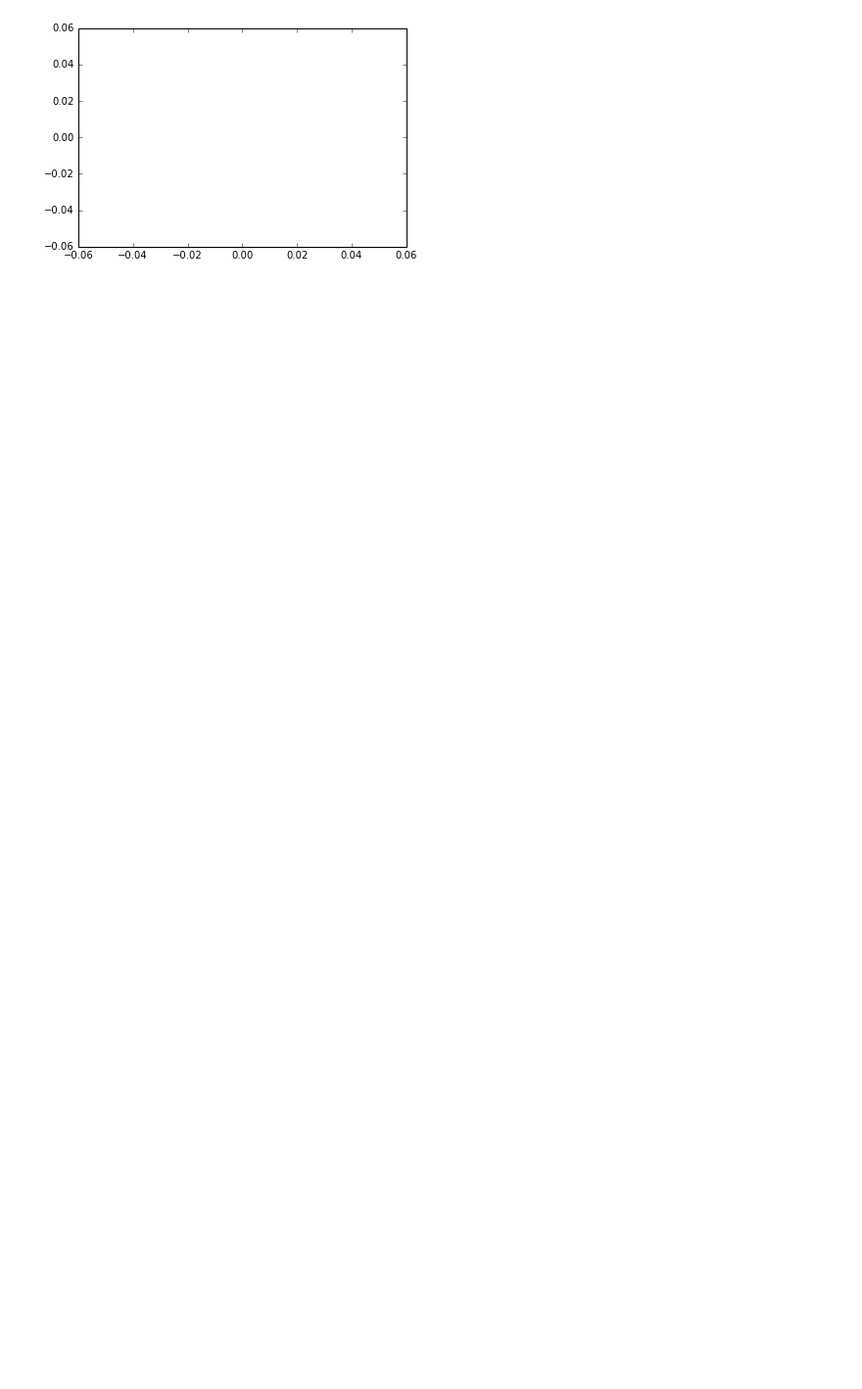
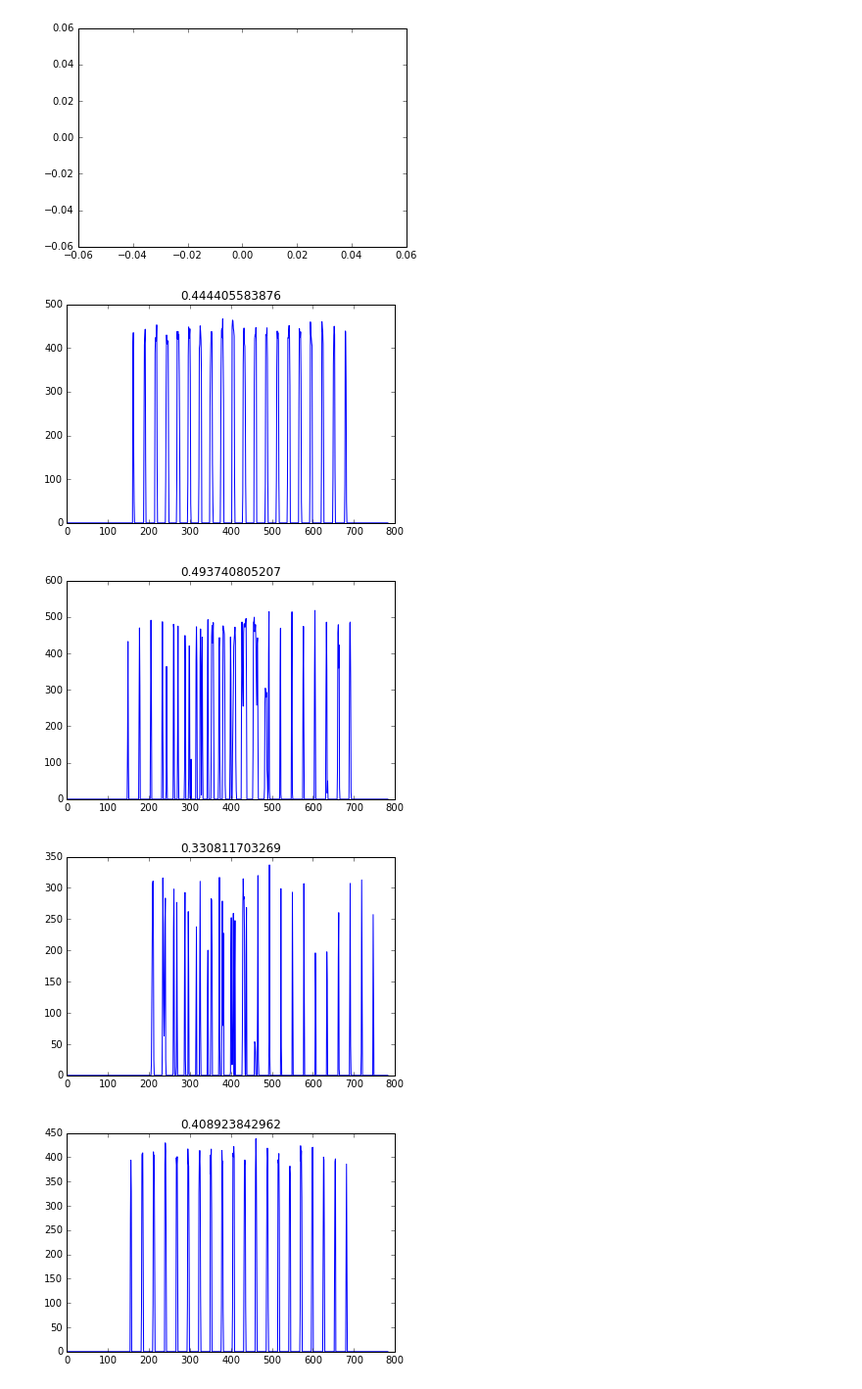
Before and after one commit to prashanth-prakash/Spiking-rdd, a Jupyter notebook: Testing.ipynb, the cells around one changed output. Shown at 98% size. Saved outputs shown, nothing was run; the diff lists cells and outputs as text; code cells hidden in the pictures; blank space fills up the shorter version.

```diff
--- a/Testing.ipynb
+++ b/Testing.ipynb
@@ -33,3 +57,28 @@ plt.plot(store_tmp[0])
 plt.show()
 # %% [output]
 [figure]
+# %%
+from lib.lif import mnist_spike
+
+lamba=np.random.uniform(0.1,0.9,6)
+tau_s = 0.020
+t_filter = np.linspace(0, 1, 1000)
+exp_filter = np.exp(-t_filter/tau_s)
+exp_filter = exp_filter/np.sum(exp_filter)
+ds = exp_filter[0]
+inp = np.zeros([784,lamba.shape[0]])
+out=np.zeros([lamba.shape[0],10])
+for i in range(lamba.shape[0]):
+    x,y = mnist_spike(lamba=lamba[i],D=1000,kernel=exp_filter)
+    inp[:,i] = np.sum(x,1)
+    out[i,:] = y
+# %%
+for plt_count in range(inp.shape[1]):
+    plt.plot(inp[:,plt_count])
+    plt.title(lamba[plt_count])
+    plt.show()
+# %% [output]
+[figure, added]
+[figure, added]
+[figure, added]
+[figure, added]
```
Also changed, not shown: parts of 10 cells of this notebook, 2 other files.
